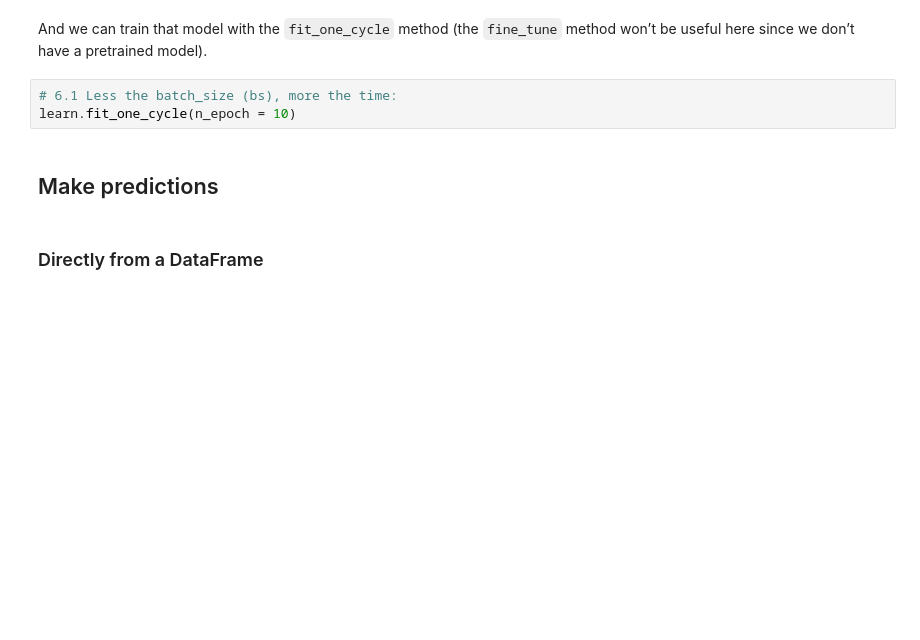
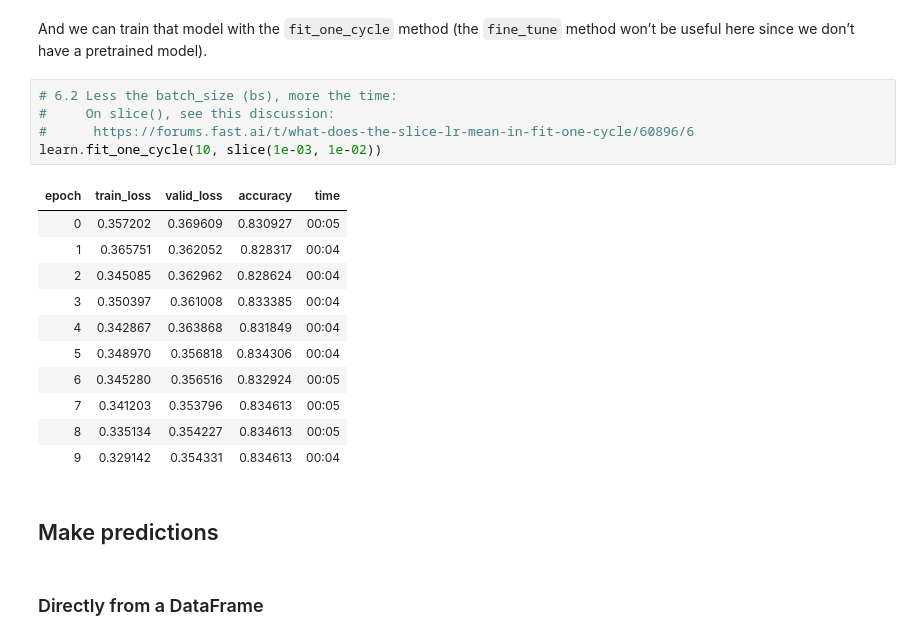
Before and after one commit to harnalashok/deeplearning, a Jupyter notebook: Tabular_data_with_fastai.ipynb, the cells around one changed output. Drawn from its saved outputs; the diff is of its cells as text; blank space fills up the shorter version.

```diff
--- a/Tabular_data_with_fastai.ipynb
+++ b/Tabular_data_with_fastai.ipynb
@@ -210,8 +317,22 @@ learn = tabular_learner(dls, metrics=accuracy)
 # %% [markdown]
 And we can train that model with the `fit_one_cycle` method (the `fine_tune` method won’t be useful here since we don’t have a pretrained model).
-# %%
-# 6.1 Less the batch_size (bs), more the time:
-learn.fit_one_cycle(n_epoch = 10)
+# %%
+# 6.2 Less the batch_size (bs), more the time:
+#     On slice(), see this discussion:
+#      https://forums.fast.ai/t/what-does-the-slice-lr-mean-in-fit-one-cycle/60896/6
+learn.fit_one_cycle(10, slice(1e-03, 1e-02))
+# %% [output]
+| epoch | train_loss | valid_loss | accuracy | time |
+| 0 | 0.357202 | 0.369609 | 0.830927 | 00:05 |
+| 1 | 0.365751 | 0.362052 | 0.828317 | 00:04 |
+| 2 | 0.345085 | 0.362962 | 0.828624 | 00:04 |
+| 3 | 0.350397 | 0.361008 | 0.833385 | 00:04 |
+| 4 | 0.342867 | 0.363868 | 0.831849 | 00:04 |
+| 5 | 0.348970 | 0.356818 | 0.834306 | 00:04 |
+| 6 | 0.345280 | 0.356516 | 0.832924 | 00:05 |
+| 7 | 0.341203 | 0.353796 | 0.834613 | 00:05 |
+| 8 | 0.335134 | 0.354227 | 0.834613 | 00:05 |
+| 9 | 0.329142 | 0.354331 | 0.834613 | 00:04 |
 # %% [markdown]
 ## Make predictions
 # %% [markdown]
```
Also changed, not shown: parts of 24 cells of this notebook.
